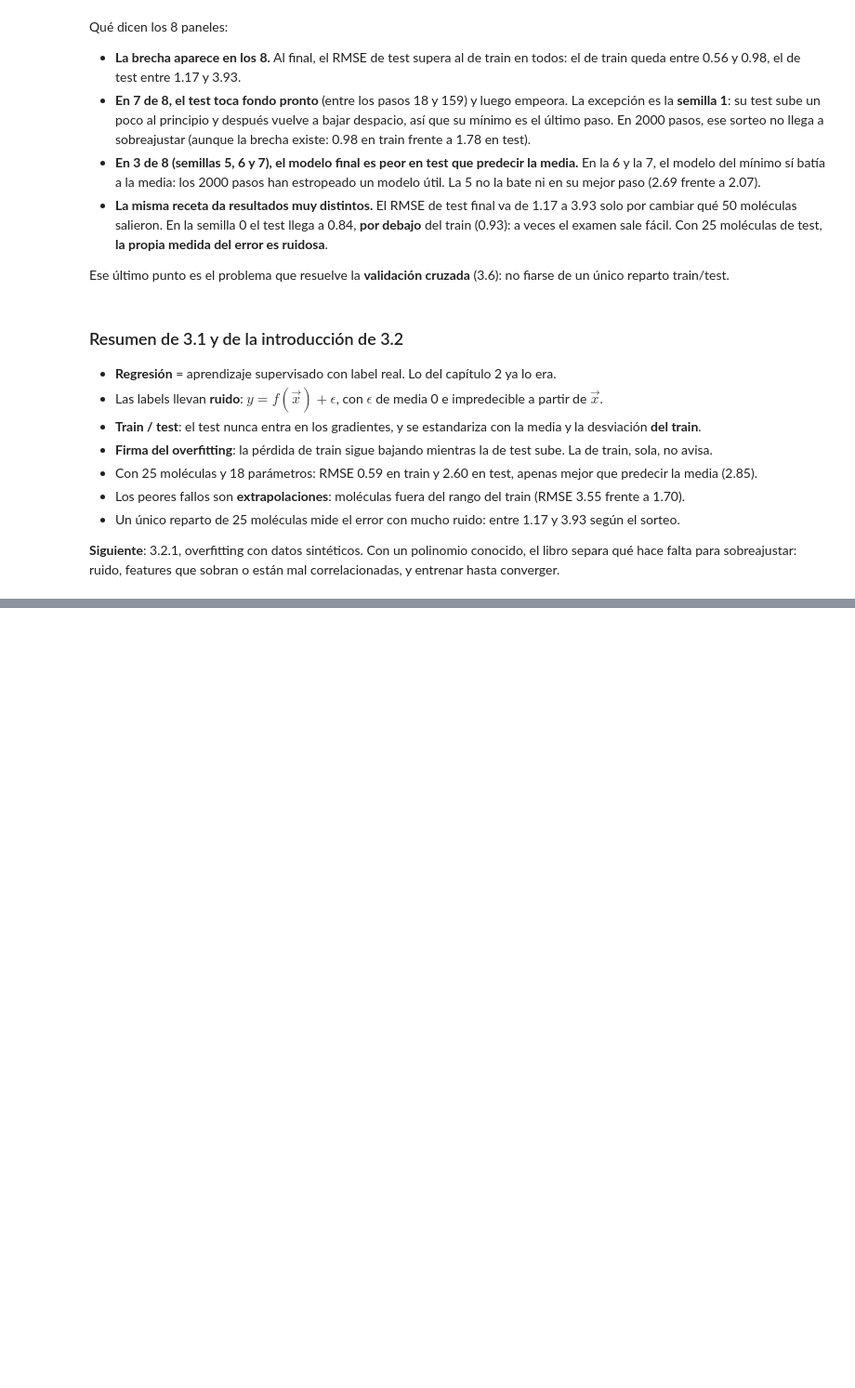
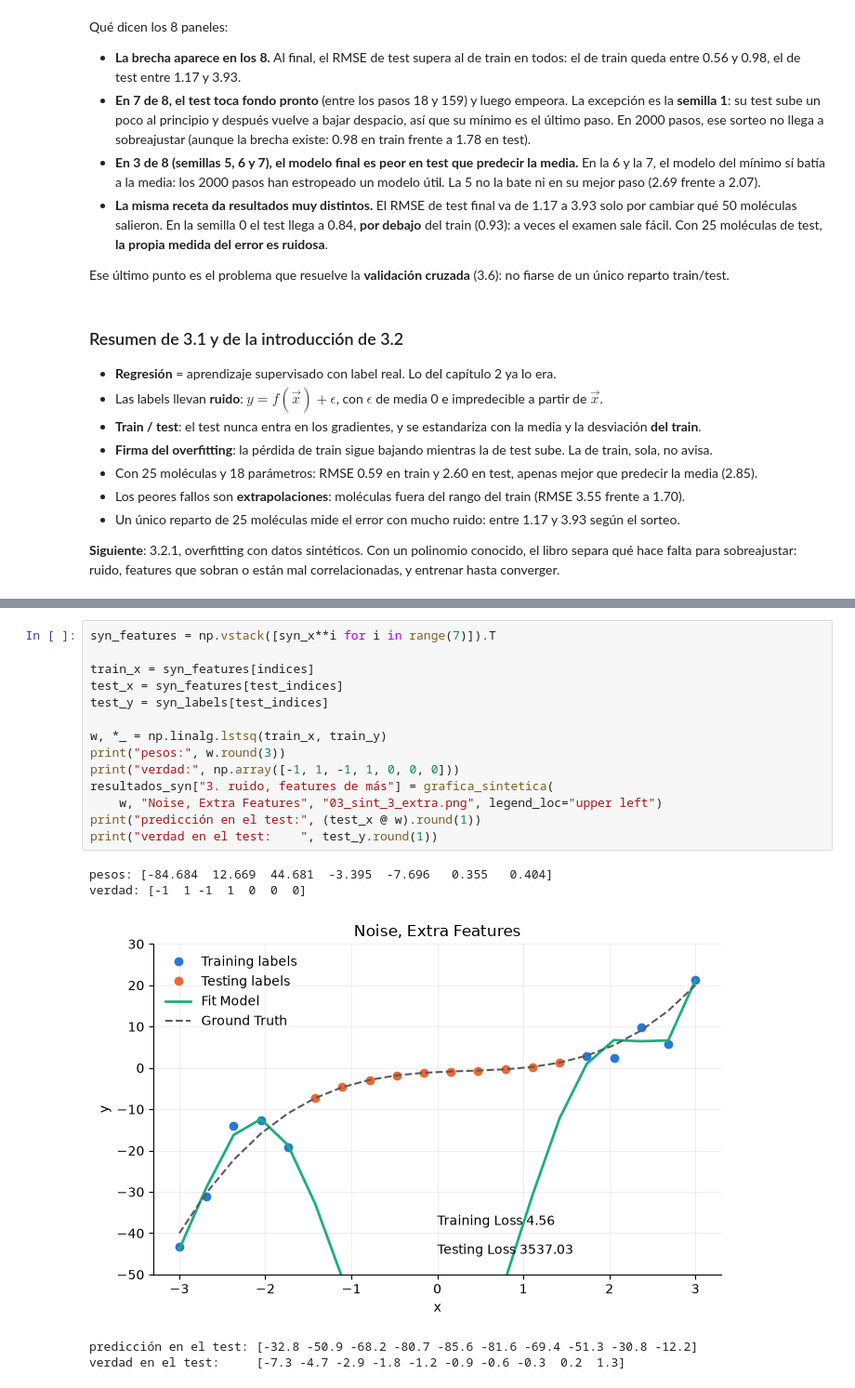
Before and after one commit to alexhrehoret/dmol-study-notes, a Jupyter notebook: notebooks/03_regresion.ipynb, the cells around one changed output, grey strips where cells are left out. Shown at 93% size. Drawn from its saved outputs; the diff is of its cells as text; blank space fills up the shorter version.

```diff
--- a/notebooks/03_regresion.ipynb
+++ b/notebooks/03_regresion.ipynb
@@ -617,0 +864,20 @@ converger.
+# %%
+syn_features = np.vstack([syn_x**i for i in range(7)]).T
+
+train_x = syn_features[indices]
+test_x = syn_features[test_indices]
+test_y = syn_labels[test_indices]
+
+w, *_ = np.linalg.lstsq(train_x, train_y)
+print("pesos:", w.round(3))
+print("verdad:", np.array([-1, 1, -1, 1, 0, 0, 0]))
+resultados_syn["3. ruido, features de más"] = grafica_sintetica(
+    w, "Noise, Extra Features", "03_sint_3_extra.png", legend_loc="upper left")
+print("predicción en el test:", (test_x @ w).round(1))
+print("verdad en el test:    ", test_y.round(1))
+# %% [output]
+pesos: [-84.684  12.669  44.681  -3.395  -7.696   0.355   0.404]
+verdad: [-1  1 -1  1  0  0  0]
+[figure, added]
+predicción en el test: [-32.8 -50.9 -68.2 -80.7 -85.6 -81.6 -69.4 -51.3 -30.8 -12.2]
+verdad en el test:     [-7.3 -4.7 -2.9 -1.8 -1.2 -0.9 -0.6 -0.3  0.2  1.3]
```
Also changed, not shown: parts of 30 cells of this notebook, 1 other file.
